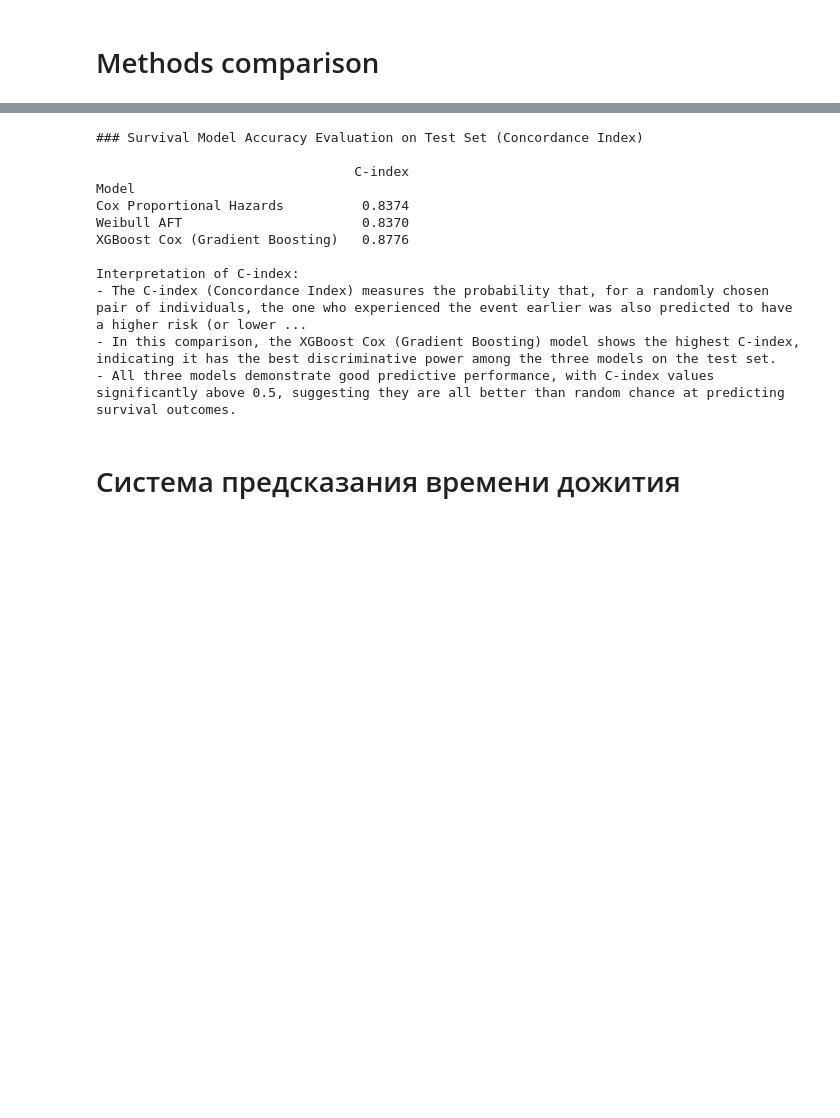
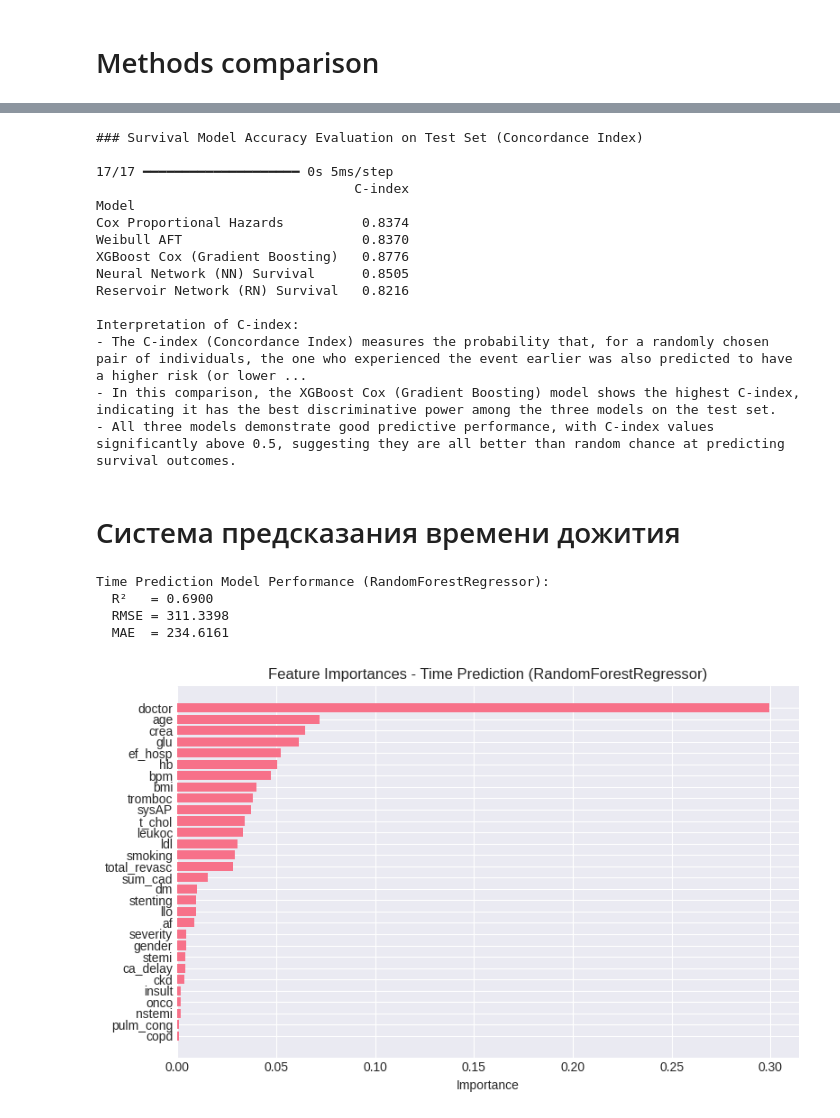
Before and after one commit to D2718281828nis/BioMedAI-Heart-Desease-LifeTime-Forecast, a Jupyter notebook: Survival-function-analysys.ipynb, the cells around one changed output, grey strips where cells are left out. Drawn from its saved outputs; the diff is of its cells as text; code cells hidden in the pictures; blank space fills up the shorter version.

```diff
--- a/Survival-function-analysys.ipynb
+++ b/Survival-function-analysys.ipynb
@@ -1084,9 +1373,17 @@ c_index_aft = aft.score(cph_data_test_scaled, scoring_method="concordance_index"
 risk_test_xgb = xgb_surv.predict(X_test_sc)
 c_index_xgb = concordance_index(time_test, -risk_test_xgb, event_test)
 
+# Neural Network C-index
+y_pred_nn_time_test = nn_model.predict(X_test_sc).flatten()
+c_index_nn = concordance_index(time_test, y_pred_nn_time_test, event_test)
+
+# Reservoir Network C-index
+y_pred_rn_time_test = rn_model.predict(X_test_sc).flatten()
+c_index_rn = concordance_index(time_test, y_pred_rn_time_test, event_test)
+
 c_index_summary = pd.DataFrame({
-    'Model': ['Cox Proportional Hazards', 'Weibull AFT', 'XGBoost Cox (Gradient Boosting)'],
-    'C-index': [concordance_index_cph, c_index_aft, c_index_xgb]
+    'Model': ['Cox Proportional Hazards', 'Weibull AFT', 'XGBoost Cox (Gradient Boosting)', 'Neural Network (NN) Survival', 'Reservoir Network (RN) Survival'],
+    'C-index': [concordance_index_cph, c_index_aft, c_index_xgb, c_index_nn, c_index_rn]
 }).set_index('Model')
 
 print(c_index_summary.to_string(float_format="%.4f"))
@@ -1098,11 +1395,14 @@ print("- All three models demonstrate good predictive performance, with C-index
 # %% [output]
 ### Survival Model Accuracy Evaluation on Test Set (Concordance Index)
 
+17/17 ━━━━━━━━━━━━━━━━━━━━ 0s 5ms/step
                                  C-index
 Model
 Cox Proportional Hazards          0.8374
 Weibull AFT                       0.8370
 XGBoost Cox (Gradient Boosting)   0.8776
+Neural Network (NN) Survival      0.8505
+Reservoir Network (RN) Survival   0.8216
 
 Interpretation of C-index:
 - The C-index (Concordance Index) measures the probability that, for a randomly chosen pair of individuals, the one who experienced the event earlier was also predicted to have a higher risk (or lower ...
@@ -1120,7 +1420,7 @@ import numpy as np
 # Prepare data for time prediction (regression)
 # Features for regression should be all columns used for classification, minus 'target', plus 'time' is the target
 # Ensure 'age_group' is dropped as it is a categorical string column not suitable for scaling/regression directly
-X_reg = df_upsampled.drop(['time', 'target', 'age_group'], axis=1)
+X_reg = df_upsampled.drop(['time', 'target'], axis=1)
 y_reg = df_upsampled['time']
 
 # Split data into training and testing sets
@@ -1141,30 +1441,36 @@ X_test_reg_scaled[numerical_cols_reg] = scaler_reg.transform(X_test_reg[numerica
 
 # Train RandomForestRegressor model
 rf_reg_prediction = RandomForestRegressor(n_estimators=100, random_state=42, max_depth=10)
 rf_reg_prediction.fit(X_train_reg_scaled, y_train_reg)
 
 # Make predictions
 y_pred_time_model = rf_reg_prediction.predict(X_test_reg_scaled)
 
 # Evaluate the model
 r2_time_model = r2_score(y_test_reg, y_pred_time_model)
 rmse_time_model = np.sqrt(mean_squared_error(y_test_reg, y_pred_time_model))
 mae_time_model = mean_absolute_error(y_test_reg, y_pred_time_model)
 
 print("Time Prediction Model Performance (RandomForestRegressor):")
 print(f"  R²   = {r2_time_model:.4f}")
 print(f"  RMSE = {rmse_time_model:.4f}")
 print(f"  MAE  = {mae_time_model:.4f}")
 
 # Display feature importances
 feat_imp_reg = pd.DataFrame({
     'feature': X_reg.columns,
     'importance': rf_reg_prediction.feature_importances_
 }).sort_values('importance', ascending=True)
 
 plt.figure(figsize=(8, 5))
 plt.barh(feat_imp_reg['feature'], feat_imp_reg['importance'])
 plt.title('Feature Importances - Time Prediction (RandomForestRegressor)')
 plt.xlabel('Importance')
 plt.tight_layout()
 plt.show()
+# %% [output]
+Time Prediction Model Performance (RandomForestRegressor):
+  R²   = 0.6900
+  RMSE = 311.3398
+  MAE  = 234.6161
+[figure, added]
```
Also changed, not shown: parts of 13 cells of this notebook.
